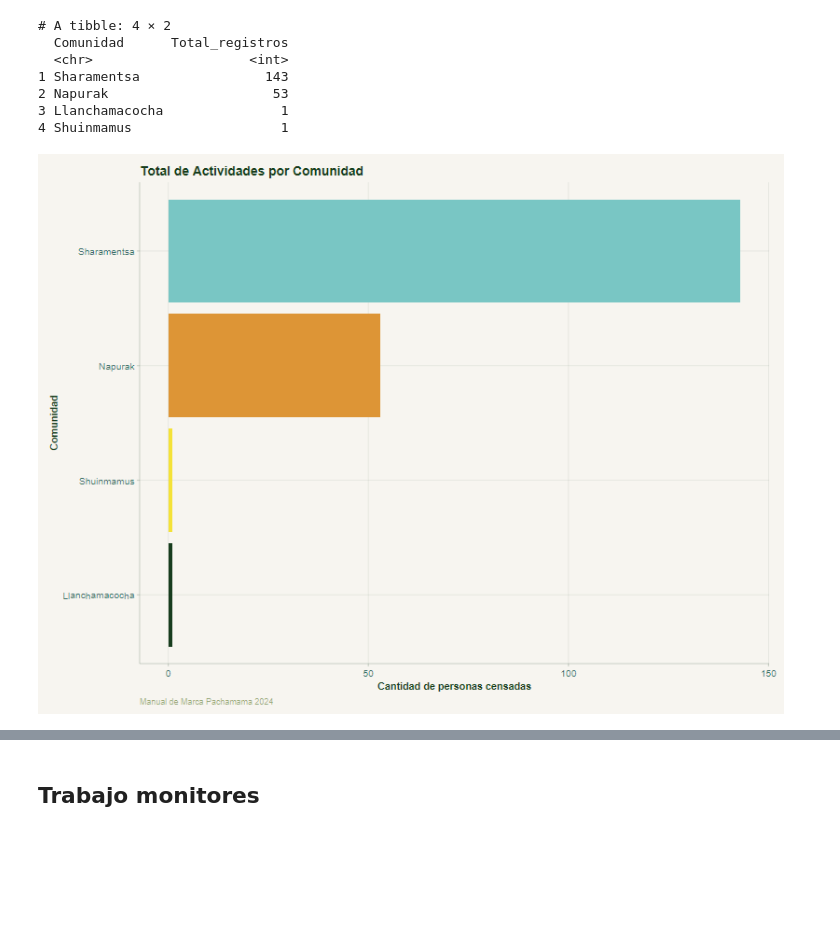
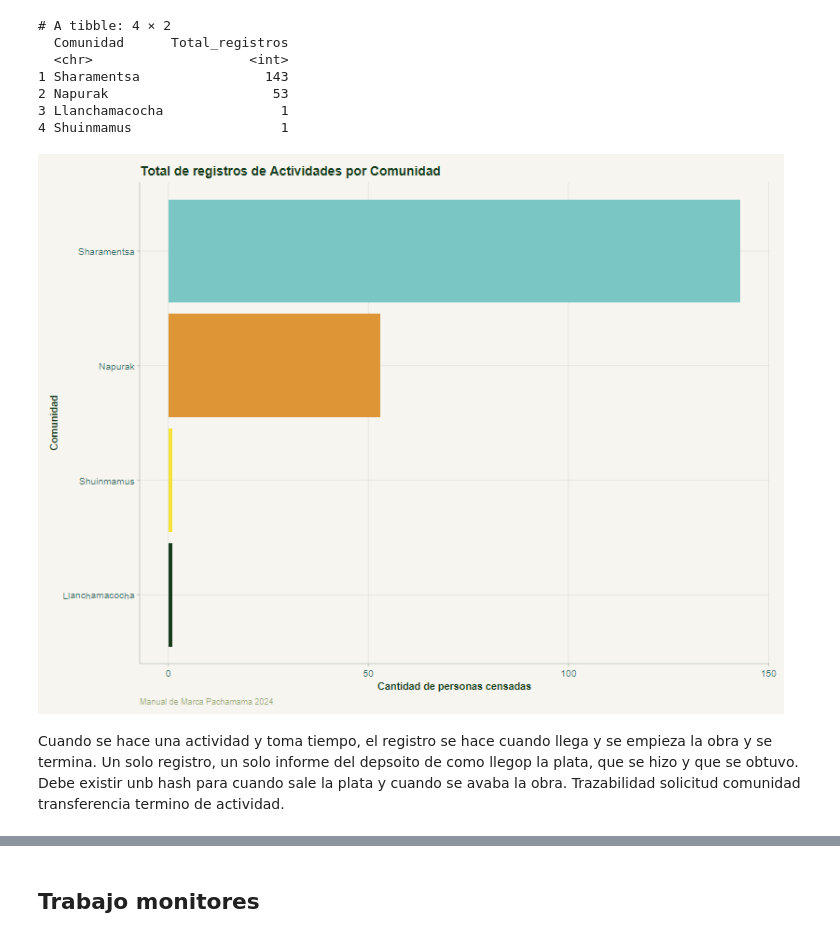
Before and after one commit to daningMontano/BioculturalReport, a Jupyter notebook: EDA/2_Planes_de_vida.ipynb, the cells around one changed output, grey strips where cells are left out. Cells and saved outputs as stored; diff of their text form; code cells hidden in the pictures; blank space fills up the shorter version.

```diff
--- a/EDA/2_Planes_de_vida.ipynb
+++ b/EDA/2_Planes_de_vida.ipynb
@@ -83,18 +79,20 @@ conteo_actividades
 # %%
 ggplot(conteo_actividades, aes(x = reorder(Comunidad, Total_registros), y = Total_registros, fill = Comunidad)) +
   geom_col(show.legend = FALSE) + # Las barras ya tienen el nombre abajo, no hace falta leyenda
   coord_flip() +                 # Giramos la gráfica para que los nombres de comunidades se lean bien
   scale_fill_pacha() +           # Colores oficiales de la Fundación
   labs(
-    title = "Total de Actividades por Comunidad",
+    title = "Total de registros de Actividades por Comunidad",
     x = "Comunidad",
     y = "Cantidad de personas censadas",
     caption = "Manual de Marca Pachamama 2024"
   ) +
   theme_pachamama() +            # Tu tema personalizado
   theme(text = element_text(family = "sans")) # Evita errores si no tienes instalada la fuente Raleway
 # %% [output]
-[figure, old version]
+[figure, new version]
+# %% [markdown]
+Cuando se hace una actividad y toma tiempo, el registro se hace cuando llega y se empieza la obra y se termina. Un solo registro, un solo informe del depsoito de como llegop la plata, que se hizo y que se obtuvo. Debe existir unb hash para cuando sale la plata y cuando se avaba la obra. Trazabilidad solicitud comunidad transferencia termino de actividad.
 # %%
 
 # 2. Procesar datos
```
Also changed, not shown: parts of 9 cells of this notebook, 3 other files.
